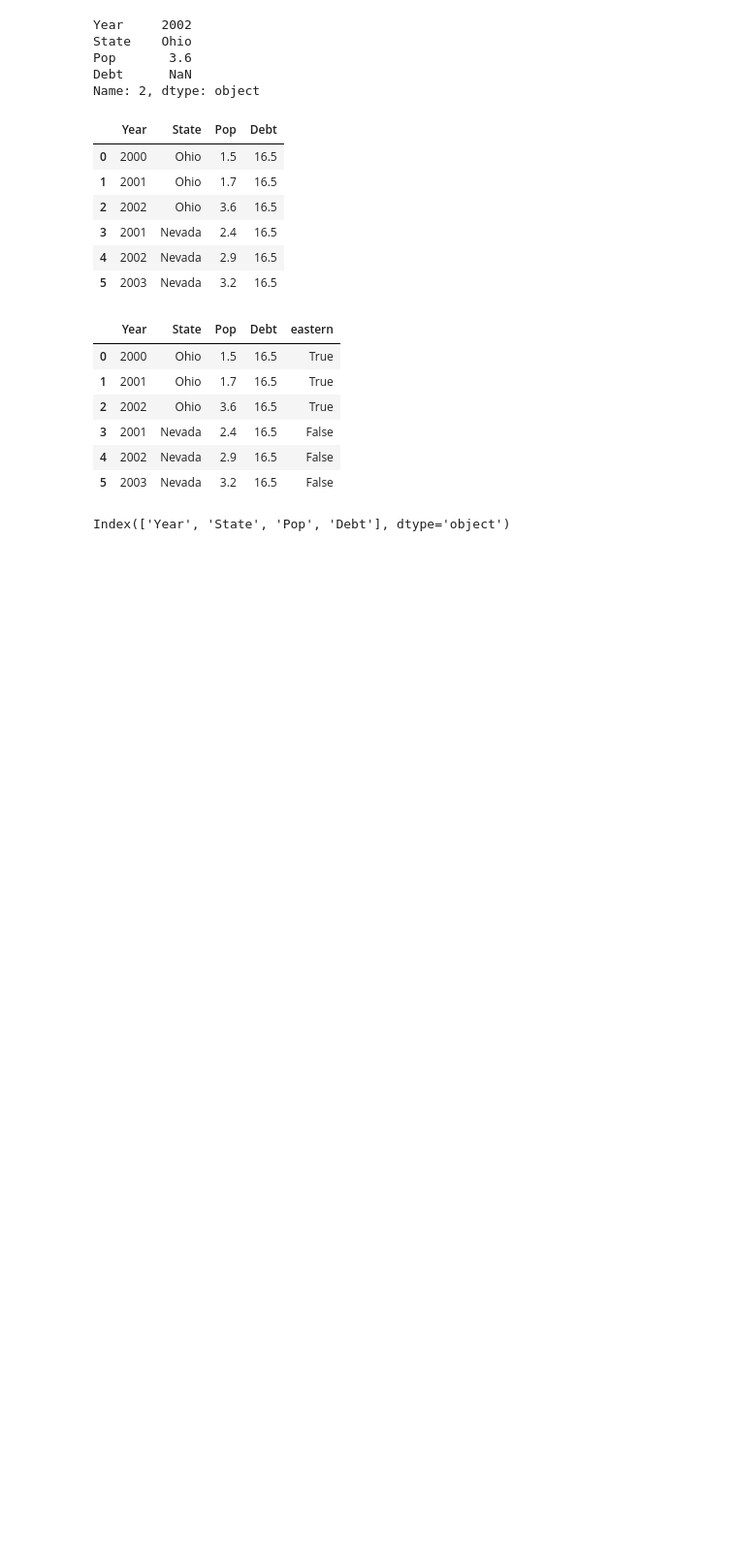
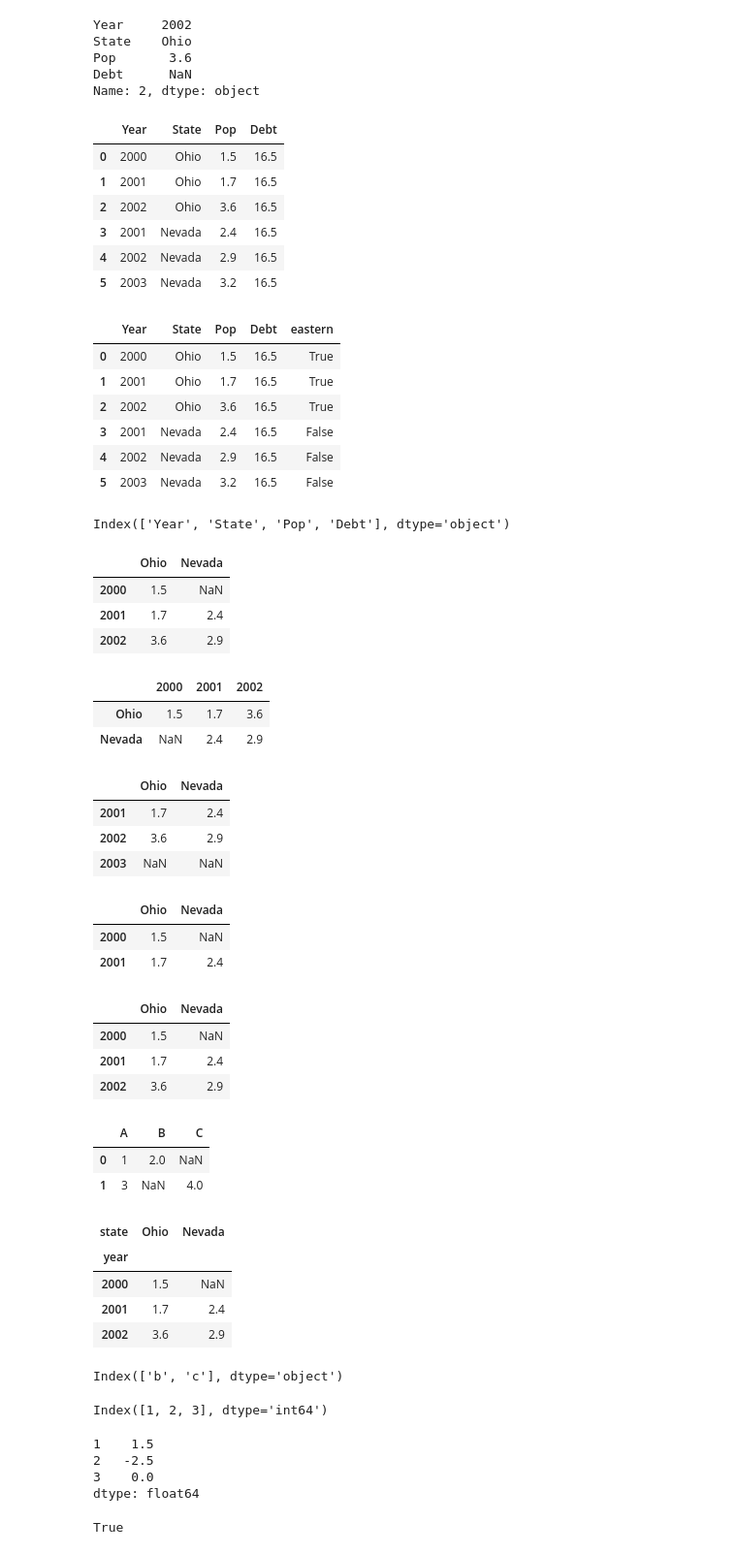
Before and after one commit to MottuqeBrid/learn-DA, a Jupyter notebook: 4 pandas.ipynb, the cells around one changed output. Shown at 97% size. Saved outputs shown, nothing was run; the diff lists cells and outputs as text; code cells hidden in the pictures; blank space fills up the shorter version.

Commit message:
Update execution counts in Jupyter notebook cells and add new data exploration examples

```diff
--- a/4 pandas.ipynb
+++ b/4 pandas.ipynb
@@ -274,3 +274,66 @@ del frame2["eastern"]
 frame2.columns
 # %% [output]
 Index(['Year', 'State', 'Pop', 'Debt'], dtype='object')
+# %%
+population = {"Ohio": {2000: 1.5, 2001: 1.7, 2002: 3.6},
+              "Nevada": {2001: 2.4, 2002: 2.9}}
+frame3 = pd.DataFrame(population)
+frame3
+# %% [output]
+|  | Ohio | Nevada |
+| 2000 | 1.5 | NaN |
+| 2001 | 1.7 | 2.4 |
+| 2002 | 3.6 | 2.9 |
+# %%
+frame3.T
+# %% [output]
+|  | 2000 | 2001 | 2002 |
+| Ohio | 1.5 | 1.7 | 3.6 |
+| Nevada | NaN | 2.4 | 2.9 |
+# %%
+pd.DataFrame(population, index=[2001, 2002, 2003])
+# %% [output]
+|  | Ohio | Nevada |
+| 2001 | 1.7 | 2.4 |
+| 2002 | 3.6 | 2.9 |
+| 2003 | NaN | NaN |
+# %%
+pdata = {"Ohio": frame3["Ohio"][:-1],
+         "Nevada": frame3["Nevada"][:2]}
+pd.DataFrame(pdata)
+# %% [output]
+|  | Ohio | Nevada |
+| 2000 | 1.5 | NaN |
+| 2001 | 1.7 | 2.4 |
+# %%
+frame3
+# %% [output]
+|  | Ohio | Nevada |
+| 2000 | 1.5 | NaN |
+| 2001 | 1.7 | 2.4 |
+| 2002 | 3.6 | 2.9 |
+# %%
+pd.DataFrame([
+    {"A": 1, "B": 2},
+    {"A": 3, "C": 4}
+])
+# %% [output]
+|  | A | B | C |
+| 0 | 1 | 2.0 | NaN |
+| 1 | 3 | NaN | 4.0 |
+# %%
+frame3.index.name = "year"
+frame3.columns.name = "state"
+frame3
+# %% [output]
+| state | Ohio | Nevada |
+| year |  |  |
+| 2000 | 1.5 | NaN |
+| 2001 | 1.7 | 2.4 |
+| 2002 | 3.6 | 2.9 |
+# %%
+obj = pd.Series(np.arange(3), index=["a", "b", "c"])
+index=obj.index
+index[1:]
+# %% [output]
+Index(['b', 'c'], dtype='object')
@@ -276,0 +342,17 @@ Index(['Year', 'State', 'Pop', 'Debt'], dtype='object')
+# %%
+levels=pd.Index(np.arange(1,4))
+levels
+# %% [output]
+Index([1, 2, 3], dtype='int64')
+# %%
+obj2=pd.Series([1.5, -2.5, 0], index=levels)
+obj2
+# %% [output]
+1    1.5
+2   -2.5
+3    0.0
+dtype: float64
+# %%
+obj2.index is levels
+# %% [output]
+True
```
Also changed, not shown: parts of 1 cell of this notebook.
